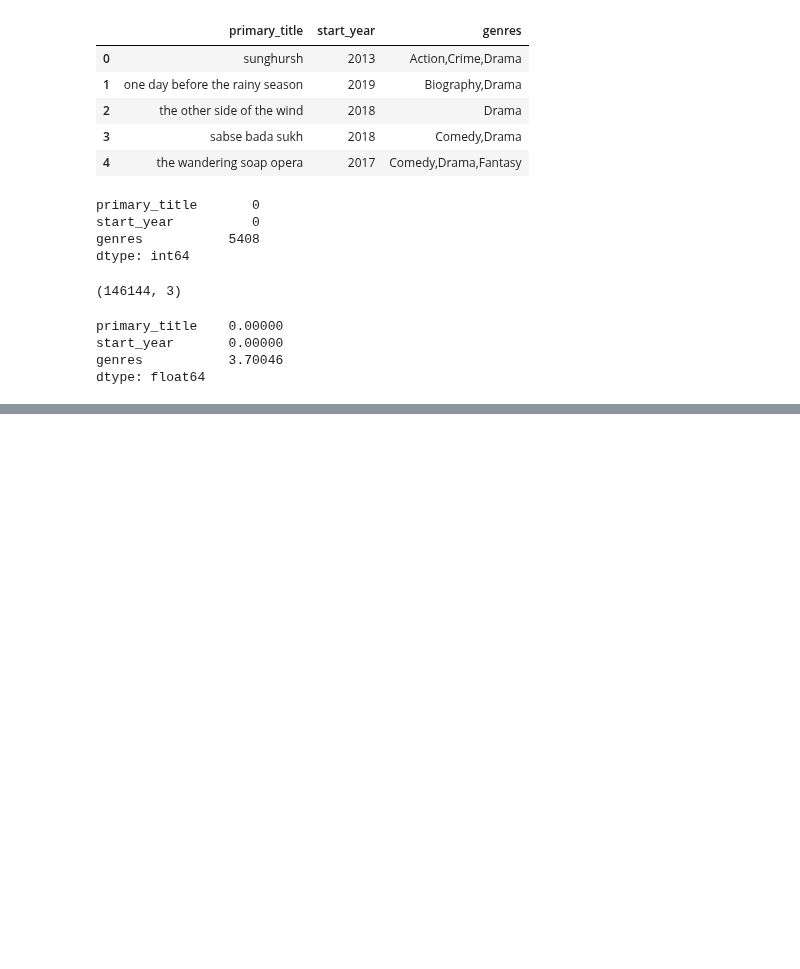
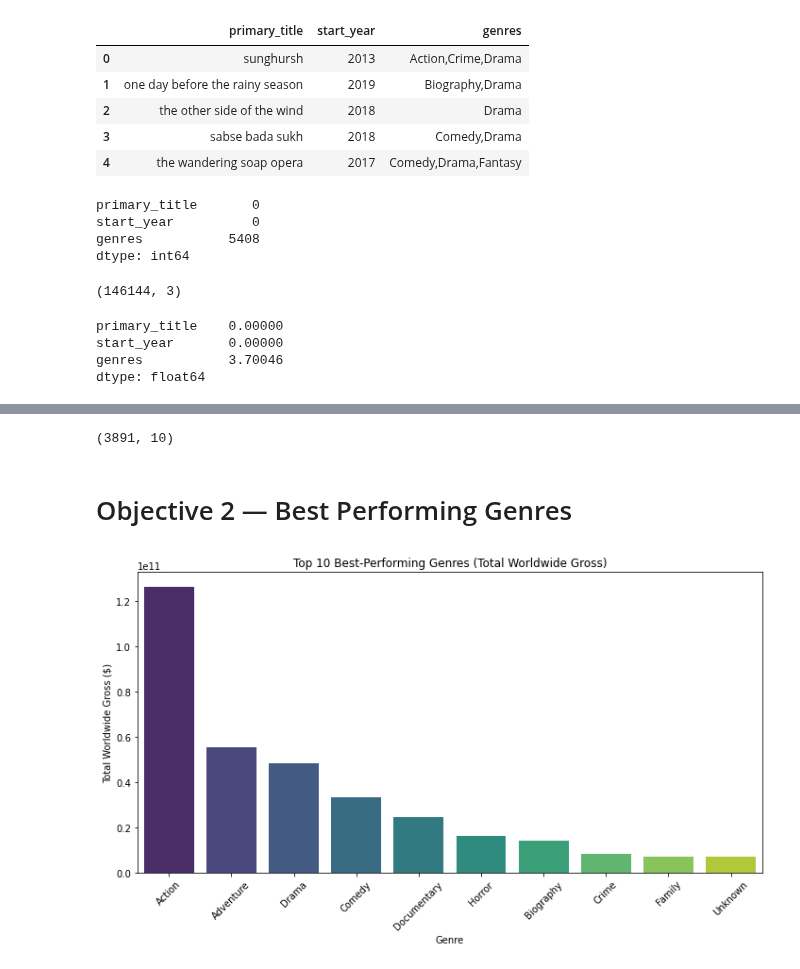
Before and after one commit to fredrickochieng-cell/Group4_Phase2_Project, a Jupyter notebook: Notebooks/fredrick.ipynb, the cells around one changed output, grey strips where cells are left out. Cells and saved outputs as stored; diff of their text form; code cells hidden in the pictures; blank space fills up the shorter version.

Commit message:
finished objective 2

```diff
--- a/Notebooks/fredrick.ipynb
+++ b/Notebooks/fredrick.ipynb
@@ -231,0 +260,13 @@ movie_ratings = movie_ratings.rename(columns={
+# %%
+# Making sure both title columns are lowercase and tidy
+tn_clean["movie"] = tn_clean["movie"].str.lower().str.strip()
+movie_basics["primary_title"] = movie_basics["primary_title"].str.lower().str.strip()
+# %%
+# Merging using movie title as the key
+merged = pd.merge(
+    tn_clean,
+    movie_basics,
+    left_on="movie",
+    right_on="primary_title",
+    how="inner"   # keeps only movies that appear in both datasets
+)
@@ -231,0 +282,32 @@ movie_ratings = movie_ratings.rename(columns={
+# %%
+merged.shape
+# %% [output]
+(3891, 10)
+# %% [markdown]
+# Objective 2 — Best Performing Genres
+# %%
+# Grouping by genre and calculating total and average worldwide gross
+genre_gross = (
+    merged.groupby("main_genre")[["worldwide_gross", "profit"]]
+    .agg(total_gross=("worldwide_gross", "sum"),
+         avg_gross=("worldwide_gross", "mean"),
+         avg_profit=("profit", "mean"),
+         movie_count=("profit", "count"))
+    .sort_values("total_gross", ascending=False)
+)
+# %%
+# Visualization – Top 10 Best-Performing Genres
+plt.figure(figsize=(10,6))
+sns.barplot(
+    x=genre_gross.head(10).index,
+    y=genre_gross.head(10)["total_gross"],
+    palette="viridis"
+)
+plt.title("Top 10 Best-Performing Genres (Total Worldwide Gross)")
+plt.xlabel("Genre")
+plt.ylabel("Total Worldwide Gross ($)")
+plt.xticks(rotation=45)
+plt.tight_layout()
+plt.show()
+# %% [output]
+[figure, added]
```
Also changed, not shown: parts of 7 cells of this notebook.
